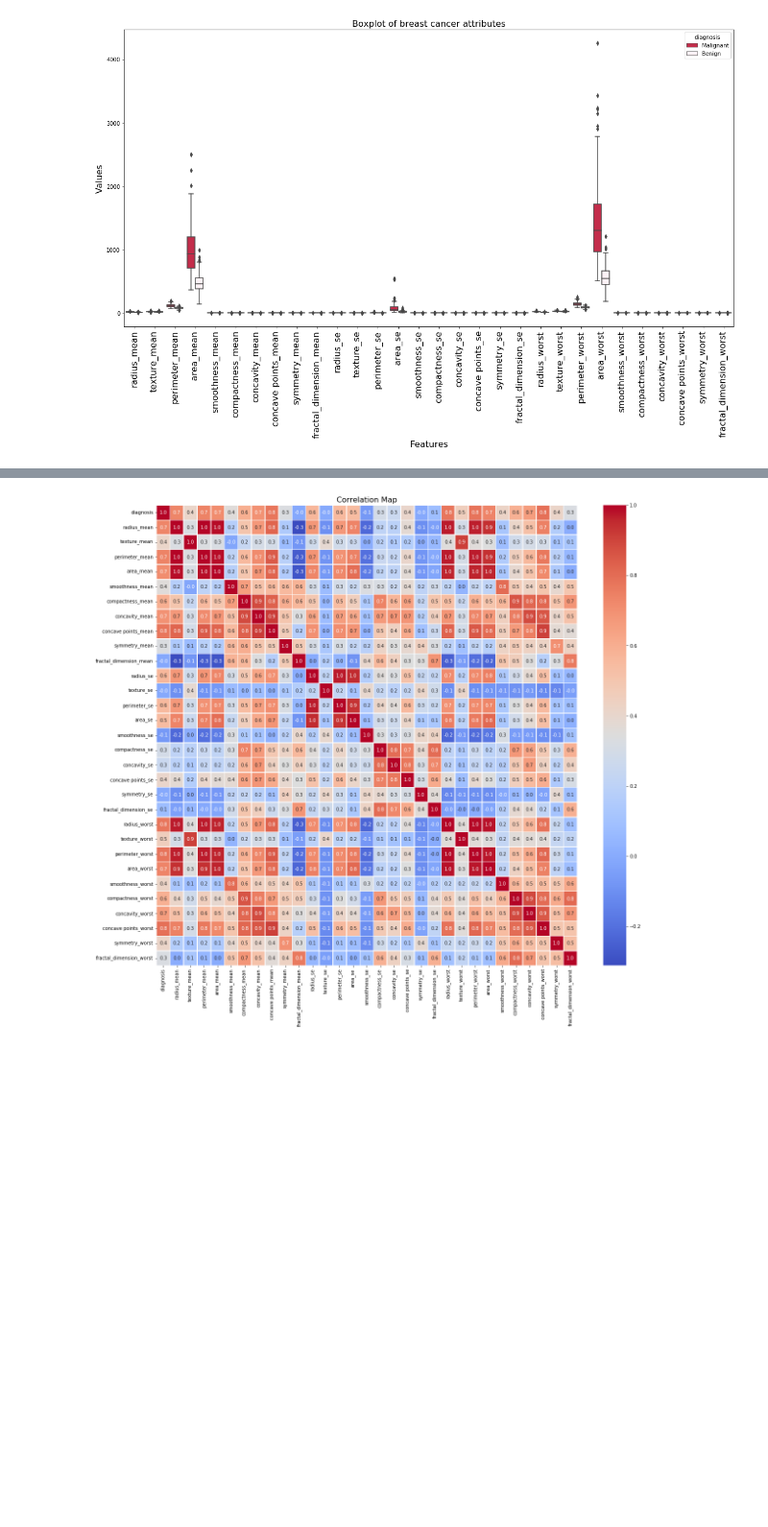
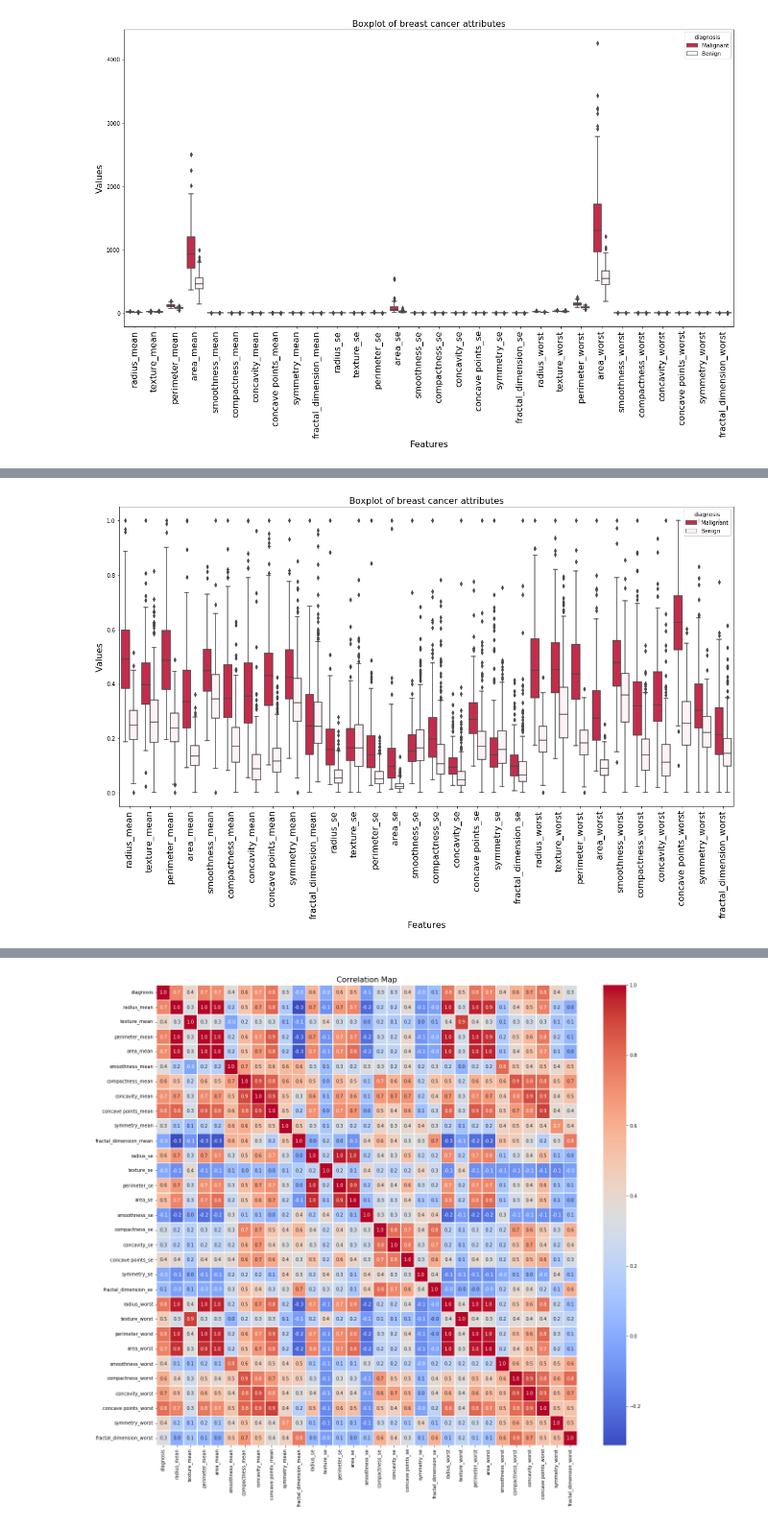
Before and after one commit to Marvykalu/Cancer_data_project, a Jupyter notebook: Wisconsin_Breast_Cancer_data_processing.ipynb, the cells around one changed output, grey strips where cells are left out. Shown at 96% size. Saved outputs shown, nothing was run; the diff lists cells and outputs as text; code cells hidden in the pictures; blank space fills up the shorter version.

```diff
--- a/Breast_Cancer_data_processing.ipynb
+++ b/Wisconsin_Breast_Cancer_data_processing.ipynb
@@ -167,0 +171,8 @@ We define features that correlated and uncorrelated with diagnosis as those with
+# %%
+features = df.drop('diagnosis',axis = 1) #independent feature
+target = df['diagnosis'] #dependent feature
+
+scaler = MinMaxScaler()
+data = scaler.fit_transform(features)
+names = features.columns
+df_norm = pd.DataFrame(columns = names, data = data)
@@ -167,0 +185,16 @@ We define features that correlated and uncorrelated with diagnosis as those with
+# %%
+#add the target feature to transformed data at position 0, name it diagnosis.
+df_norm.insert(0, 'diagnosis', target)
+# %%
+d_melt = pd.melt(df_norm, "diagnosis",var_name="Features", value_name="Values")
+f,ax = plt.subplots(figsize=(20, 10))
+colours = ["crimson", "lavenderblush"]
+pal=sns.set_palette(sns.color_palette(colours))
+boxplot = sns.boxplot(x='Features', y='Values', palette = pal, hue = 'diagnosis',data=d_melt,ax=ax);
+boxplot.axes.set_title("Boxplot of breast cancer attributes", fontsize=16)
+boxplot.set_xlabel("Features", fontsize=16)
+boxplot.set_ylabel("Values", fontsize=16)
+plt.xticks(rotation = 90,fontsize = 16)
+plt.show()
+# %% [output]
+[figure, added]
```
Also changed, not shown: parts of 14 cells of this notebook, 1 other file.
